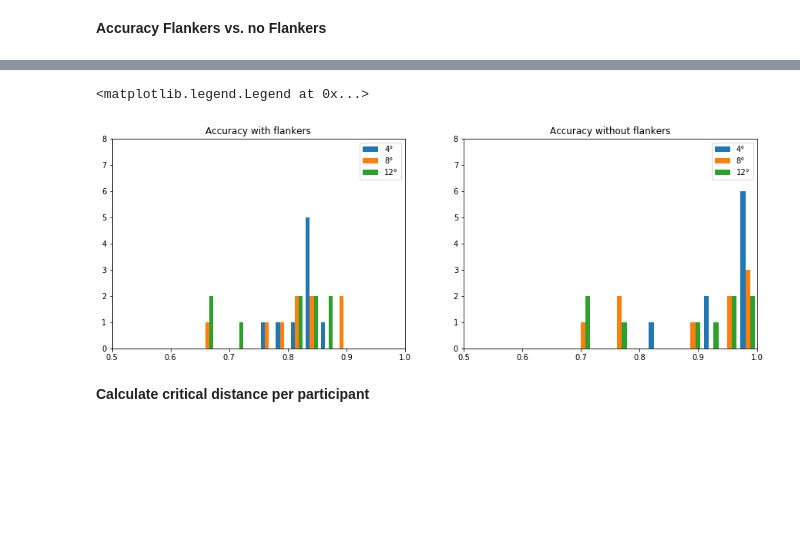
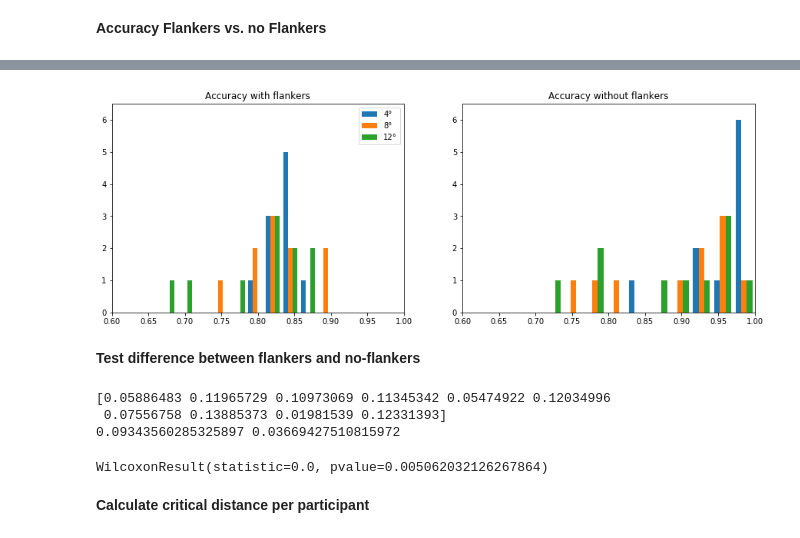
Before and after one commit to iverissimo/Crowding, a Jupyter notebook: Crowding in visual search data analysis.ipynb, the cells around one changed output, grey strips where cells are left out. Drawn from its saved outputs; the diff is of its cells as text; code cells hidden in the pictures; blank space fills up the shorter version.

```diff
--- a/Crowding in visual search data analysis.ipynb
+++ b/Crowding in visual search data analysis.ipynb
@@ -30 +21,3 @@ subjects = ['01','02','04','05','07','09','11','12','16']
+# %%
+subjects = ['01','02','04','05','09','11','12','16','17','18']
 # %% [markdown]
@@ -72,16 +57,0 @@ print(missed_trials)
-# %%
-rows = (len(subjects)/2)+1
-plt.figure(figsize=(12,rows*4))
-
-for sub in range(len(subjects)):
-    data_sub = pd.read_csv(crowding_files[sub], sep='\t')
-    data_sub = data_sub.loc[(trials_block):(total_trials-1)]
-    plt.subplot(rows,2,sub+1)
-    plt.plot(data_sub["RT"])
-    plt.ylabel("Reaction time (s) ")
-    plt.xlabel("Trial")
-    plt.title('Participant %s' %subjects[sub])
-    xposition = [288,432,576]
-    for xc in xposition:
-        plt.axvline(x=xc, ls='--', c='k', lw=0.75)
-plt.tight_layout()
@@ -90,15 +57,0 @@ plt.tight_layout()
-# %%
-plt.figure(figsize=(12,rows*4))
-
-for sub in range(len(subjects)):
-    data_sub = pd.read_csv(crowding_files[sub], sep='\t')
-    data_sub = data_sub.loc[(trials_block):(total_trials-1)]
-    plt.subplot(rows,2,sub+1)
-    plt.plot(data_sub["target_flank_ratio"])
-    plt.ylabel("Target-flanker distance (% of ecc)")
-    plt.xlabel("Trial")
-    plt.title('Participant %s' %subjects[sub])
-    xposition = [288,432,576]
-    for xc in xposition:
-        plt.axvline(x=xc, ls='--', c='k', lw=0.75)
-plt.tight_layout()
@@ -217,20 +99,35 @@ Accuracy without Flankers:
 # %%
 plt.figure(figsize=(15,5))
 plt.subplot(1,2,1)
 plt.hist(acc_ecc_flank)
 plt.title('Accuracy with flankers')
-plt.xlim(0.5,1.0)
-plt.ylim(0,8)
+plt.xlim(0.6,1.0)
+plt.ylim(0,6.5)
 plt.legend(['4°','8°','12°'])
 plt.subplot(1,2,2)
 plt.hist(acc_ecc_noflank)
 plt.title('Accuracy without flankers')
-plt.xlim(0.5,1.0)
-plt.ylim(0,8)
-plt.legend(['4°','8°','12°'])
+plt.xlim(0.6,1.0)
+plt.ylim(0,6.5)
+plt.savefig('Accuracy flankers noflankers', dpi=300)
 # %% [output]
-<matplotlib.legend.Legend at 0x...>
-[figure, old version]
+[figure, new version]
+# %% [markdown]
+**Test difference between flankers and no-flankers**
+# %%
+acc_flank_mean=np.mean(acc_ecc_flank, axis=1)
+acc_noflank_mean = np.mean(acc_ecc_noflank, axis=1)
+acc_diff = acc_noflank_mean - acc_flank_mean
+print(acc_diff)
+print(np.mean(acc_diff), np.std(acc_diff))
+# %% [output]
+[0.05886483 0.11965729 0.10973069 0.11345342 0.05474922 0.12034996
+ 0.07556758 0.13885373 0.01981539 0.12331393]
+0.09343560285325897 0.03669427510815972
+# %%
+wilcoxon(acc_flank_mean, acc_noflank_mean)
+# %% [output]
+WilcoxonResult(statistic=0.0, pvalue=0.005062032126267864)
 # %% [markdown]
 **Calculate critical distance per participant**
 # %%
```
Also changed, not shown: parts of 136 cells of this notebook.
